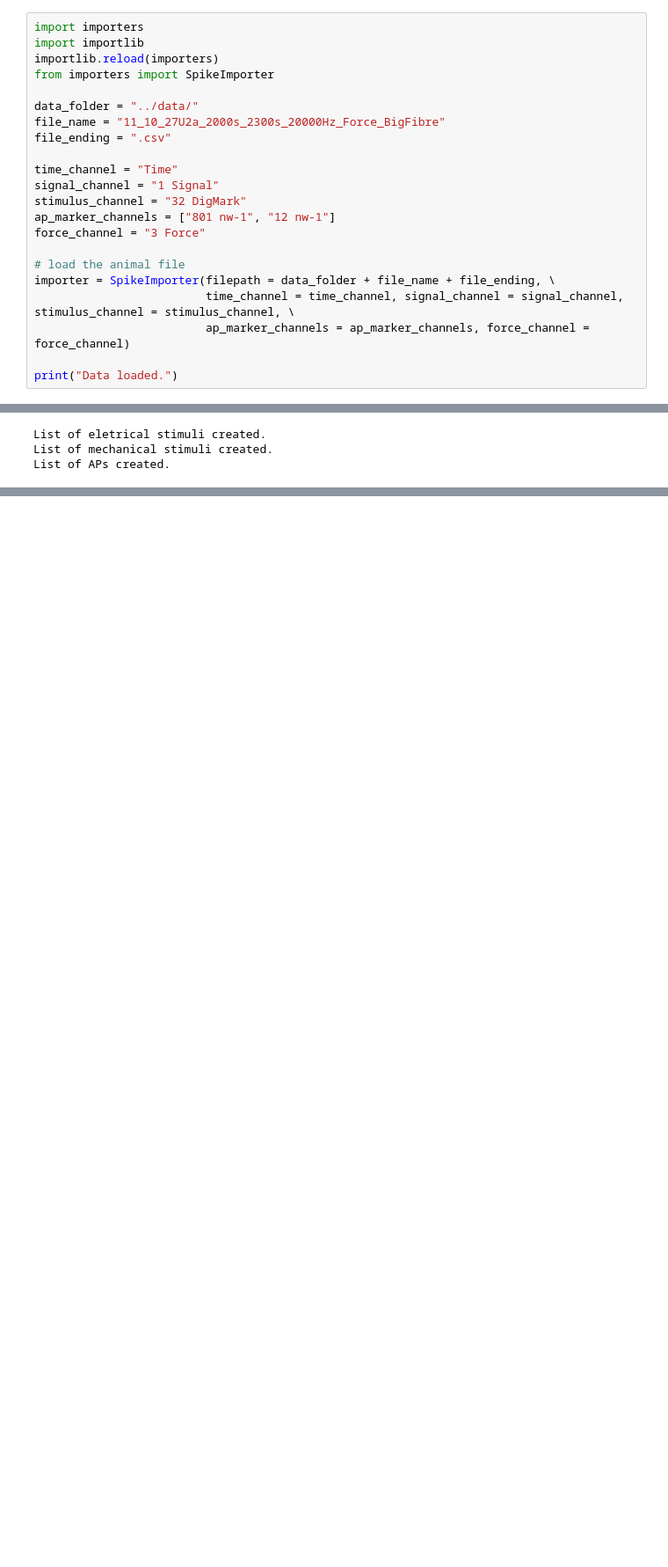
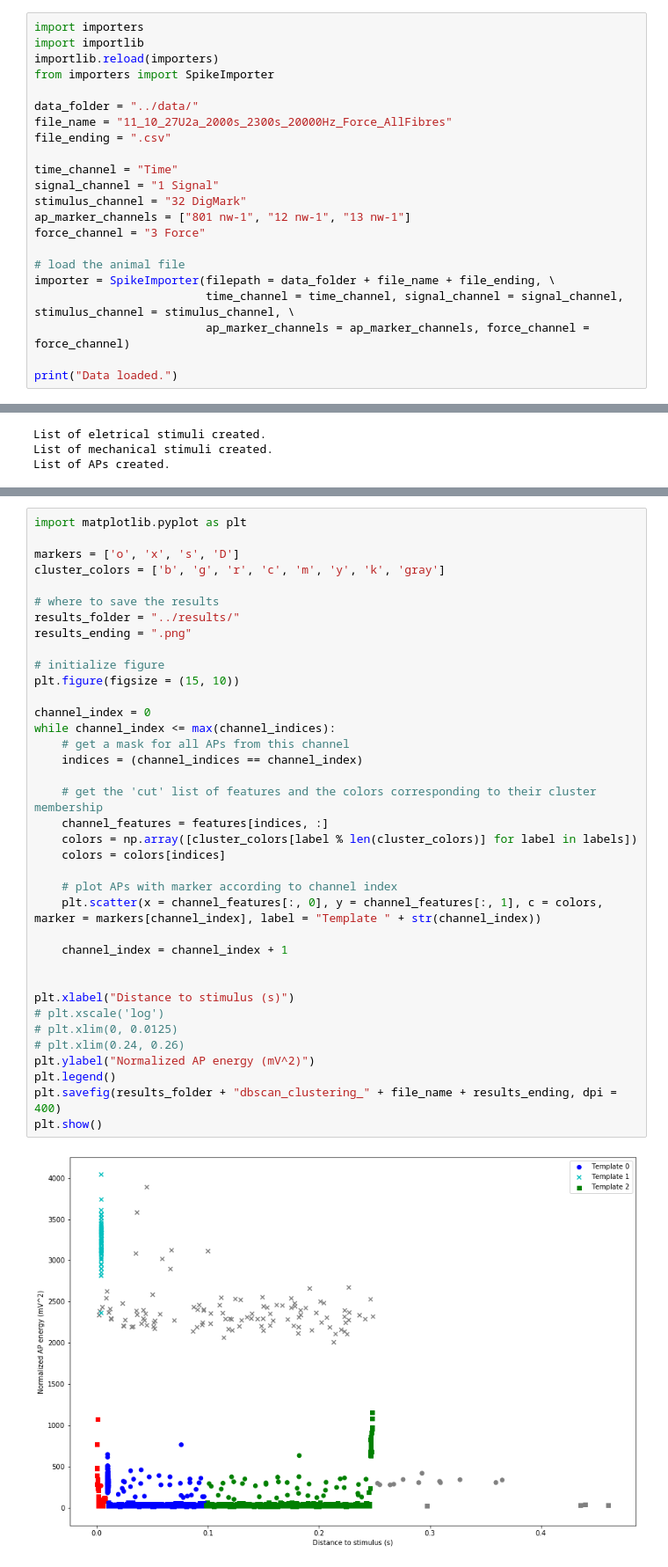
Before and after one commit to rwth-imi/openMNGlab, a Jupyter notebook: code/DBSCAN-Clustering.ipynb, the cells around one changed output, grey strips where cells are left out. Shown at 88% size. Saved outputs shown, nothing was run; the diff lists cells and outputs as text; blank space fills up the shorter version.

Commit message:
* Added animal data with small fibre annotated * Changed naming and parameters for the metrics and clustering

```diff
--- a/code/DBSCAN-Clustering.ipynb
+++ b/code/DBSCAN-Clustering.ipynb
@@ -5,13 +5,13 @@ importlib.reload(importers)
 from importers import SpikeImporter
 
 data_folder = "../data/"
-file_name = "11_10_27U2a_2000s_2300s_20000Hz_Force_BigFibre"
+file_name = "11_10_27U2a_2000s_2300s_20000Hz_Force_AllFibres"
 file_ending = ".csv"
 
 time_channel = "Time"
 signal_channel = "1 Signal"
 stimulus_channel = "32 DigMark"
-ap_marker_channels = ["801 nw-1", "12 nw-1"]
+ap_marker_channels = ["801 nw-1", "12 nw-1", "13 nw-1"]
 force_channel = "3 Force"
 
 # load the animal file
@@ -116,0 +80,39 @@ Clustering done.
+# %%
+import matplotlib.pyplot as plt
+
+markers = ['o', 'x', 's', 'D']
+cluster_colors = ['b', 'g', 'r', 'c', 'm', 'y', 'k', 'gray']
+
+# where to save the results
+results_folder = "../results/"
+results_ending = ".png"
+
+# initialize figure
+plt.figure(figsize = (15, 10))
+
+channel_index = 0
+while channel_index <= max(channel_indices):
+    # get a mask for all APs from this channel
+    indices = (channel_indices == channel_index)
+
+    # get the 'cut' list of features and the colors corresponding to their cluster membership
+    channel_features = features[indices, :]
+    colors = np.array([cluster_colors[label % len(cluster_colors)] for label in labels])
+    colors = colors[indices]
+
+    # plot APs with marker according to channel index
+    plt.scatter(x = channel_features[:, 0], y = channel_features[:, 1], c = colors, marker = markers[channel_index], label = "Template " + str(channel_index))
+
+    channel_index = channel_index + 1
+
+
+plt.xlabel("Distance to stimulus (s)")
+# plt.xscale('log')
+# plt.xlim(0, 0.0125)
+# plt.xlim(0.24, 0.26)
+plt.ylabel("Normalized AP energy (mV^2)")
+plt.legend()
+plt.savefig(results_folder + "dbscan_clustering_" + file_name + results_ending, dpi = 400)
+plt.show()
+# %% [output]
+[figure, added]
```
Also changed, not shown: parts of 1 cell of this notebook, 2 other files.
